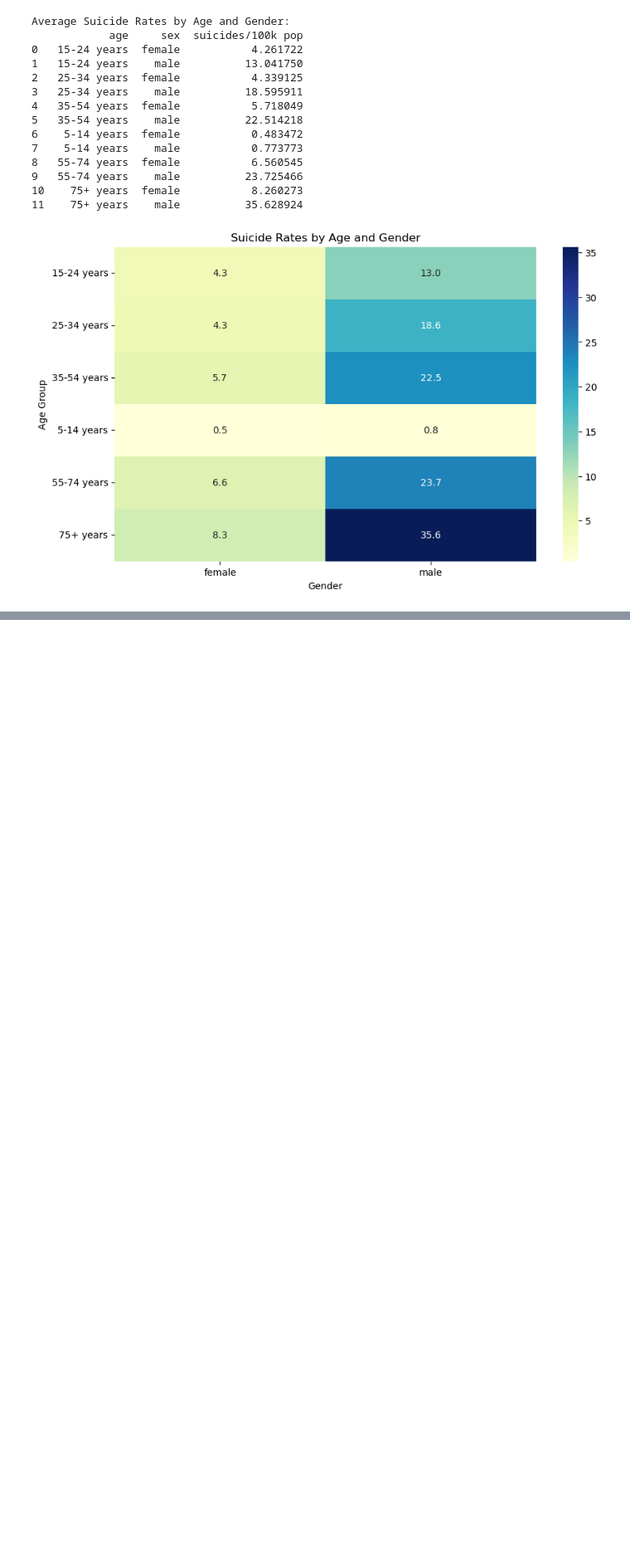
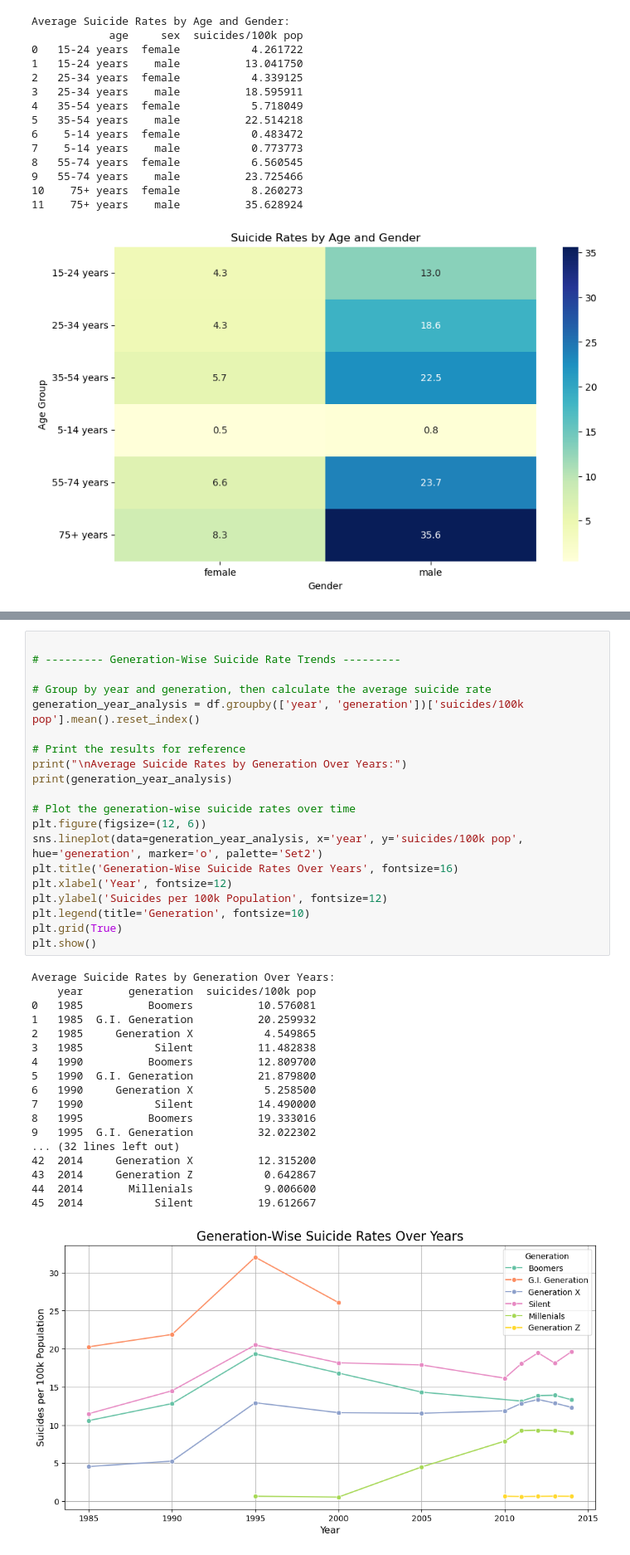
Before and after one commit to hadasssahamase/Suicide_rates_project, a Jupyter notebook: Suicide_rate_project/Suicide_rate_project.ipynb, the cells around one changed output, grey strips where cells are left out. Shown at 83% size. Saved outputs shown, nothing was run; the diff lists cells and outputs as text; blank space fills up the shorter version.

```diff
--- a/Suicide_rate_project/Suicide_rate_project.ipynb
+++ b/Suicide_rate_project/Suicide_rate_project.ipynb
@@ -261,0 +354,39 @@ Average Suicide Rates by Age and Gender:
+# %%
+
+# --------- Generation-Wise Suicide Rate Trends ---------
+
+# Group by year and generation, then calculate the average suicide rate
+generation_year_analysis = df.groupby(['year', 'generation'])['suicides/100k pop'].mean().reset_index()
+
+# Print the results for reference
+print("\nAverage Suicide Rates by Generation Over Years:")
+print(generation_year_analysis)
+
+# Plot the generation-wise suicide rates over time
+plt.figure(figsize=(12, 6))
+sns.lineplot(data=generation_year_analysis, x='year', y='suicides/100k pop', hue='generation', marker='o', palette='Set2')
+plt.title('Generation-Wise Suicide Rates Over Years', fontsize=16)
+plt.xlabel('Year', fontsize=12)
+plt.ylabel('Suicides per 100k Population', fontsize=12)
+plt.legend(title='Generation', fontsize=10)
+plt.grid(True)
+plt.show()
+# %% [output]
+Average Suicide Rates by Generation Over Years:
+    year       generation  suicides/100k pop
+0   1985          Boomers          10.576081
+1   1985  G.I. Generation          20.259932
+2   1985     Generation X           4.549865
+3   1985           Silent          11.482838
+4   1990          Boomers          12.809700
+5   1990  G.I. Generation          21.879800
+6   1990     Generation X           5.258500
+7   1990           Silent          14.490000
+8   1995          Boomers          19.333016
+9   1995  G.I. Generation          32.022302
+... (32 lines left out)
+42  2014     Generation X          12.315200
+43  2014     Generation Z           0.642867
+44  2014       Millenials           9.006600
+45  2014           Silent          19.612667
+[figure, added]
```
Also changed, not shown: parts of 6 cells of this notebook.
